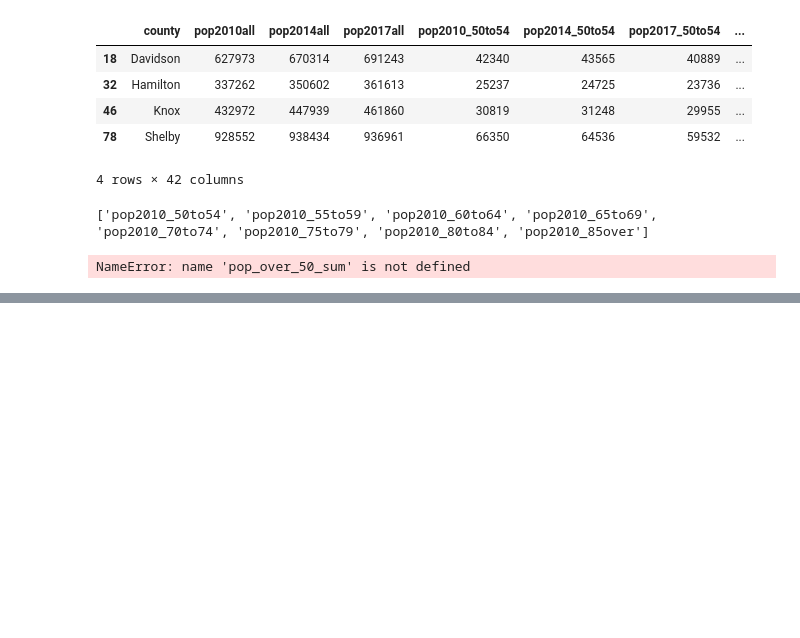
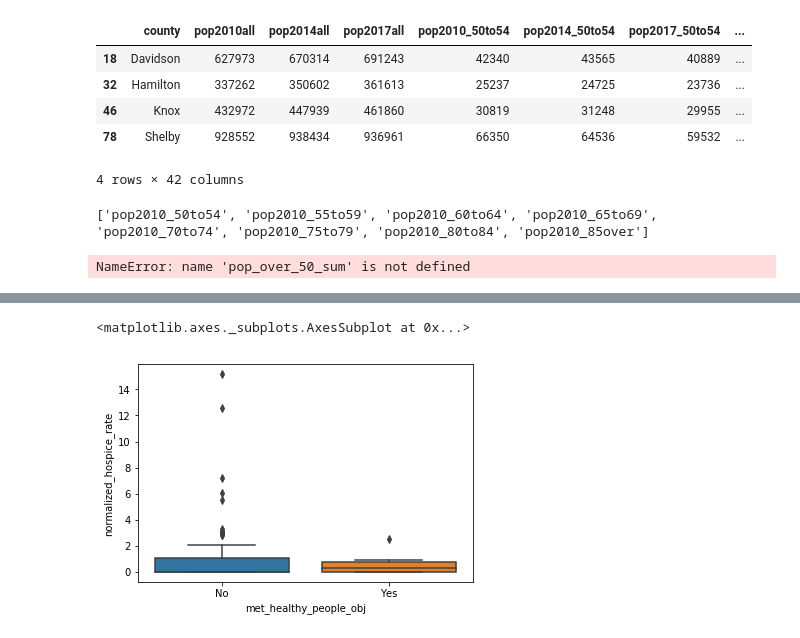
Before and after one commit to CSmithVU/vanderbilt-aspire-data-essentials, a Jupyter notebook: Class_Notebook_rev.ipynb, the cells around one changed output, grey strips where cells are left out. Saved outputs shown, nothing was run; the diff lists cells and outputs as text; code cells hidden in the pictures; blank space fills up the shorter version.

```diff
--- a/Class_Notebook_rev.ipynb
+++ b/Class_Notebook_rev.ipynb
@@ -1057,0 +1084,6 @@ NameError: name 'pop_over_50_sum' is not defined
+# %%
+sns.boxplot(x="met_healthy_people_obj", y="normalized_hospice_rate",
+            data=pop_and_cancer)
+# %% [output]
+<matplotlib.axes._subplots.AxesSubplot at 0x...>
+[figure, added]
```
Also changed, not shown: parts of 8 cells of this notebook.
